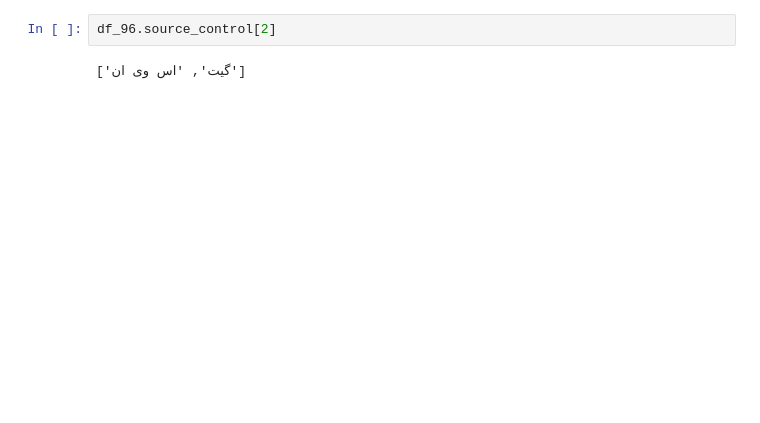
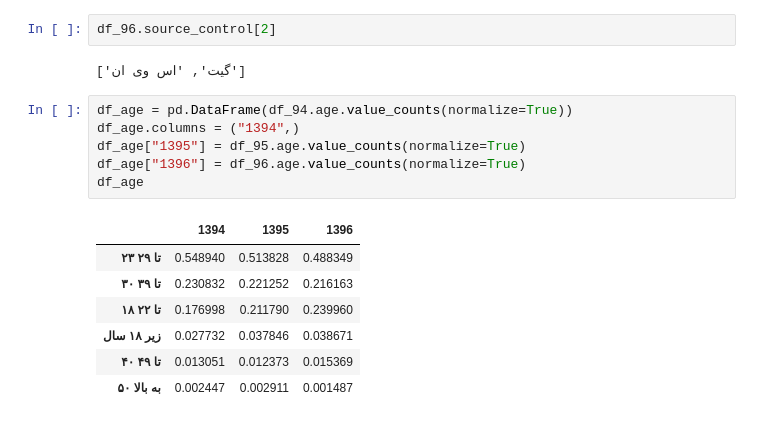
Before and after one commit to saeedesmaili/iran-developers-salary, a Jupyter notebook: Analysis-draft.ipynb, the cells around one changed output. Cells and saved outputs as stored; diff of their text form; blank space fills up the shorter version.

```diff
--- a/Analysis-draft.ipynb
+++ b/Analysis-draft.ipynb
@@ -257,3 +257,17 @@ df_96.head()
 df_96.source_control[2]
 # %% [output]
 ['گیت', 'اس وی ان']
+# %%
+df_age = pd.DataFrame(df_94.age.value_counts(normalize=True))
+df_age.columns = ("1394",)
+df_age["1395"] = df_95.age.value_counts(normalize=True)
+df_age["1396"] = df_96.age.value_counts(normalize=True)
+df_age
+# %% [output]
+|  | 1394 | 1395 | 1396 |
+| ۲۳ تا ۲۹ | 0.548940 | 0.513828 | 0.488349 |
+| ۳۰ تا ۳۹ | 0.230832 | 0.221252 | 0.216163 |
+| ۱۸ تا ۲۲ | 0.176998 | 0.211790 | 0.239960 |
+| زیر ۱۸ سال | 0.027732 | 0.037846 | 0.038671 |
+| ۴۰ تا ۴۹ | 0.013051 | 0.012373 | 0.015369 |
+| ۵۰ به بالا | 0.002447 | 0.002911 | 0.001487 |
```
Also changed, not shown: parts of 1 cell of this notebook.
